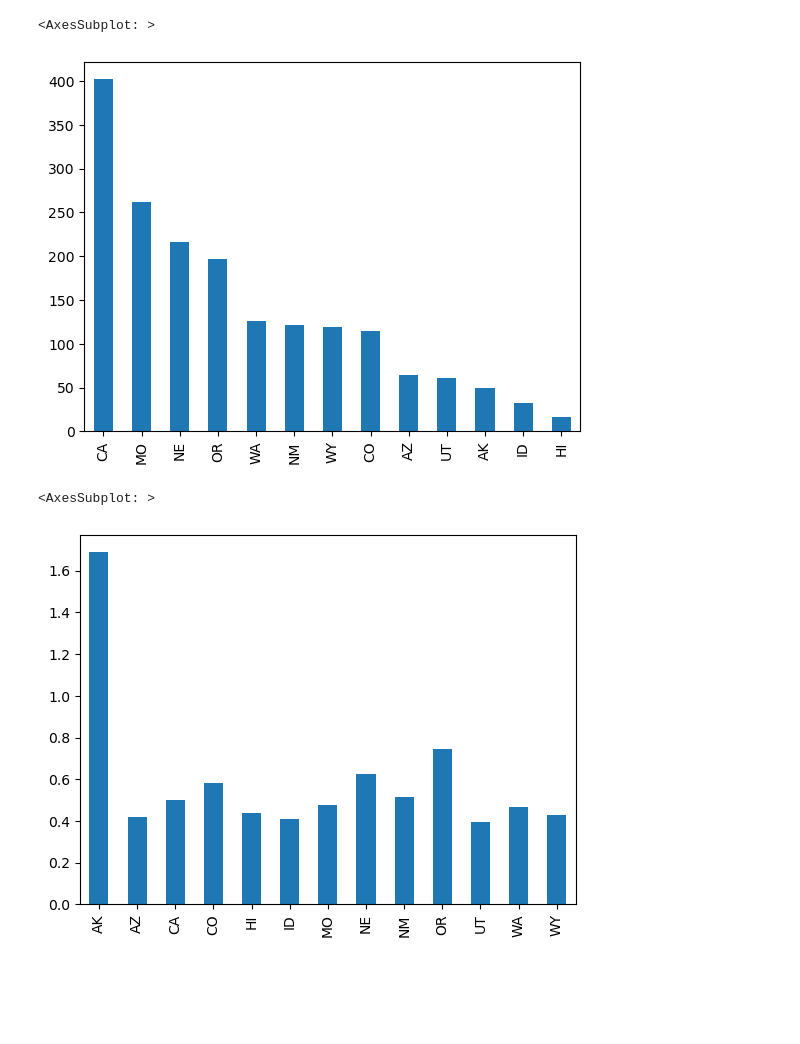
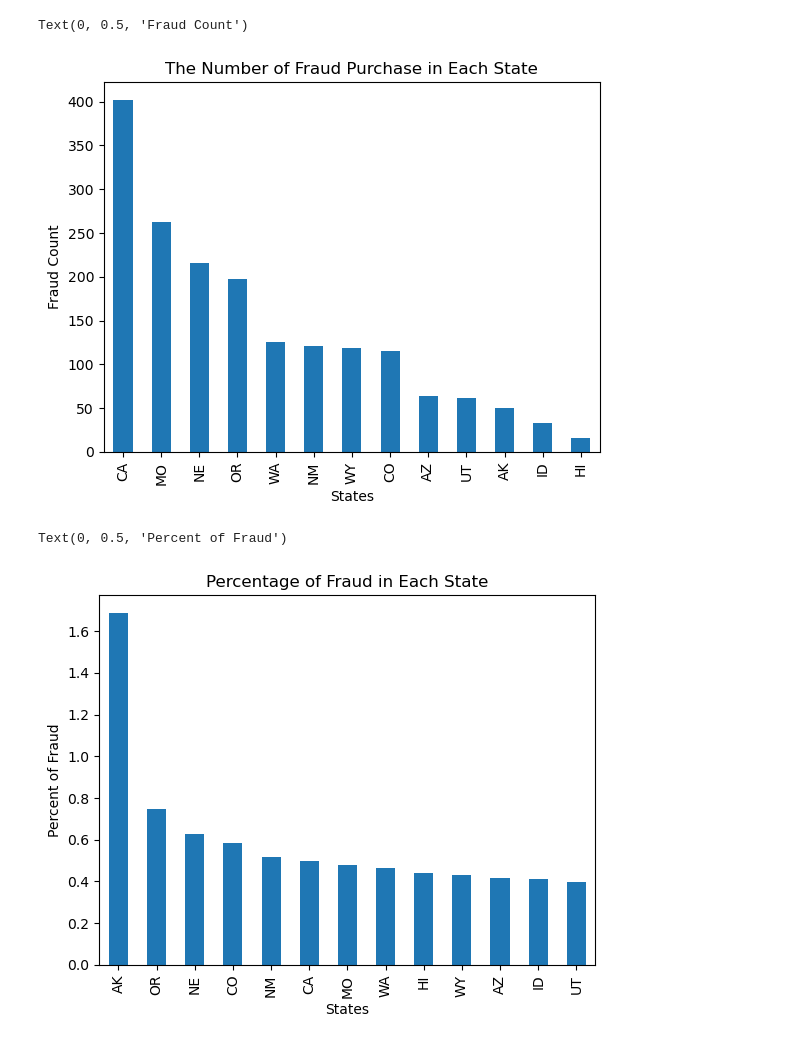
Before and after one commit to jalikens/CS484-DMA, a Jupyter notebook: notebook.ipynb, the cells around one changed output. Saved outputs shown, nothing was run; the diff lists cells and outputs as text; code cells hidden in the pictures; blank space fills up the shorter version.

```diff
--- a/notebook.ipynb
+++ b/notebook.ipynb
@@ -21,15 +29,20 @@ data.tail()
 # %%
 # States with the most fraud, and the percentage of fraud in those states
 fraud_states = data.query('is_fraud==1')['state']
 fraud_counts = fraud_states.value_counts()
-fraud_counts.plot.bar()
+fraud_counts_chart = fraud_counts.plot.bar(title='The Number of Fraud Purchase in Each State')
+fraud_counts_chart.set_xlabel('States')
+fraud_counts_chart.set_ylabel('Fraud Count')
 # %% [output]
-<AxesSubplot: >
+Text(0, 0.5, 'Fraud Count')
-[figure, old version]
+[figure, new version]
 # %%
 # percentage of fraud in each state
 state_fraud_perc = (fraud_counts/data['state'].value_counts())*100
-state_fraud_perc.plot.bar()
+state_fraud_perc = state_fraud_perc.sort_values(ascending=False)
+state_fraud_perc_chart = state_fraud_perc.plot.bar(title='Percentage of Fraud in Each State')
+state_fraud_perc_chart.set_xlabel('States')
+state_fraud_perc_chart.set_ylabel('Percent of Fraud')
 # %% [output]
-<AxesSubplot: >
+Text(0, 0.5, 'Percent of Fraud')
-[figure, old version]
+[figure, new version]
```
Also changed, not shown: parts of 3 cells of this notebook.
